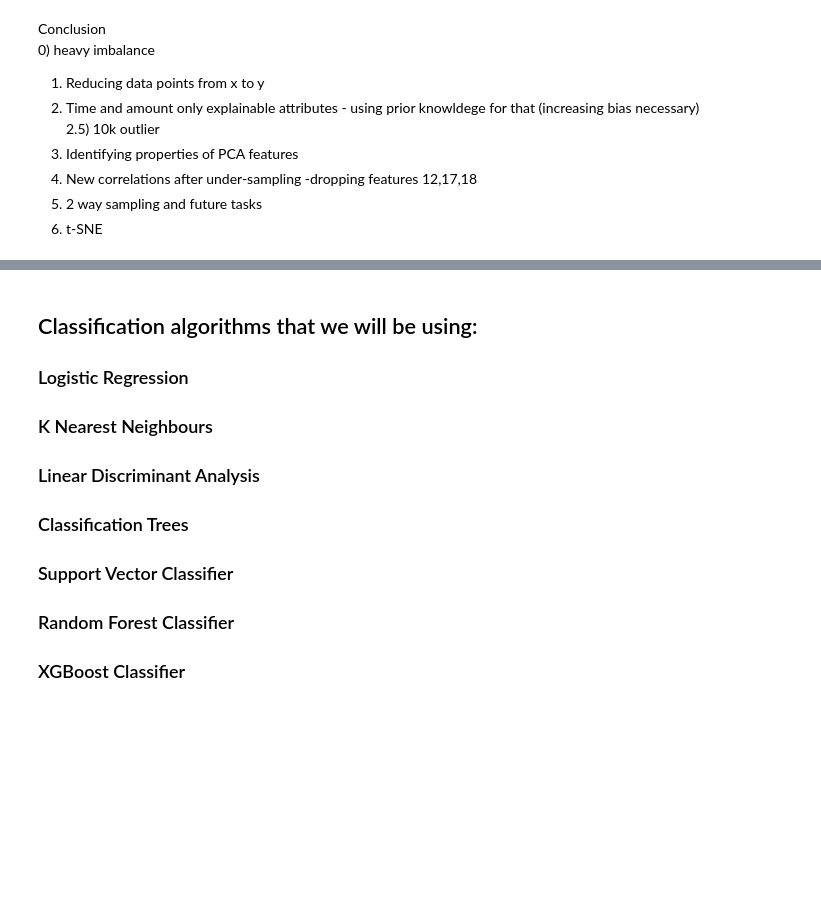
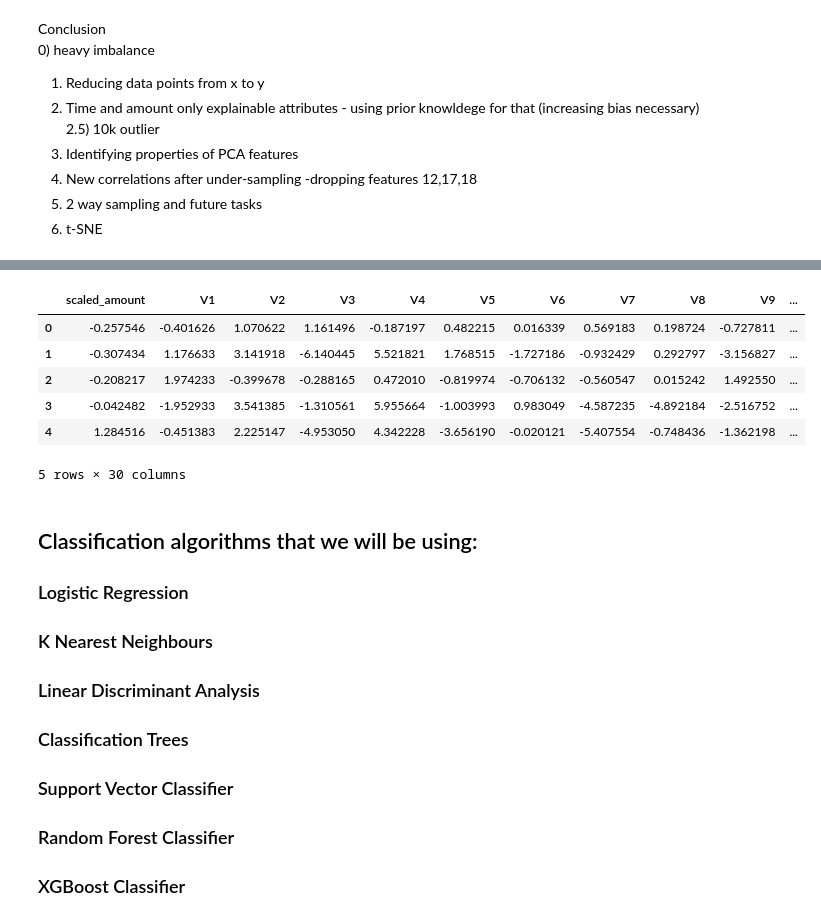
Before and after one commit to agnimish/Credit_Card_Fraud_Detection, a Jupyter notebook: Project_Final.ipynb, the cells around one changed output, grey strips where cells are left out. Saved outputs shown, nothing was run; the diff lists cells and outputs as text; code cells hidden in the pictures; blank space fills up the shorter version.

```diff
--- a/Project_Final.ipynb
+++ b/Project_Final.ipynb
@@ -507,0 +637,11 @@ Conclusion
+# %%
+new_df = new_df.drop(new_df.columns[0], axis=1)
+new_df.head()
+# %% [output]
+|  | scaled_amount | V1 | V2 | V3 | V4 | V5 | V6 | V7 | V8 | V9 | ... |
+| 0 | -0.257546 | -0.401626 | 1.070622 | 1.161496 | -0.187197 | 0.482215 | 0.016339 | 0.569183 | 0.198724 | -0.727811 | ... |
+| 1 | -0.307434 | 1.176633 | 3.141918 | -6.140445 | 5.521821 | 1.768515 | -1.727186 | -0.932429 | 0.292797 | -3.156827 | ... |
+| 2 | -0.208217 | 1.974233 | -0.399678 | -0.288165 | 0.472010 | -0.819974 | -0.706132 | -0.560547 | 0.015242 | 1.492550 | ... |
+| 3 | -0.042482 | -1.952933 | 3.541385 | -1.310561 | 5.955664 | -1.003993 | 0.983049 | -4.587235 | -4.892184 | -2.516752 | ... |
+| 4 | 1.284516 | -0.451383 | 2.225147 | -4.953050 | 4.342228 | -3.656190 | -0.020121 | -5.407554 | -0.748436 | -1.362198 | ... |
+5 rows × 30 columns
```
Also changed, not shown: parts of 12 cells of this notebook.
